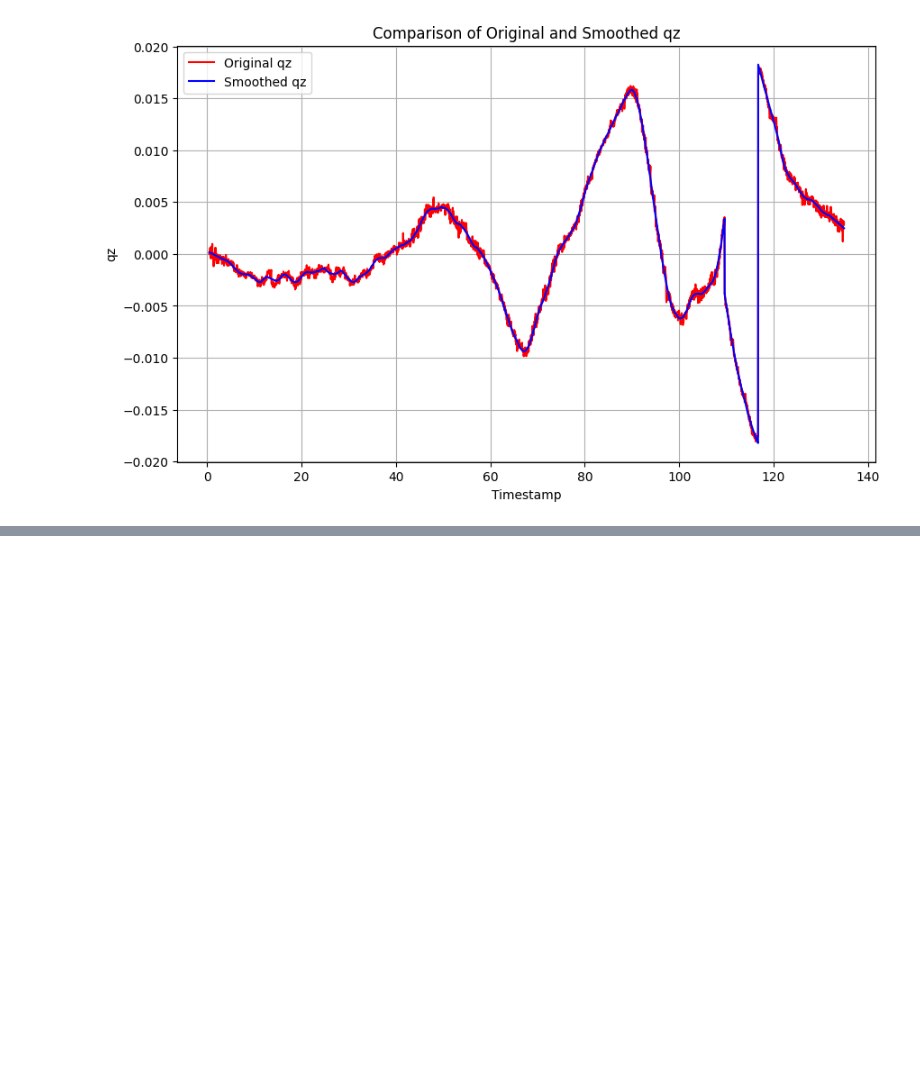
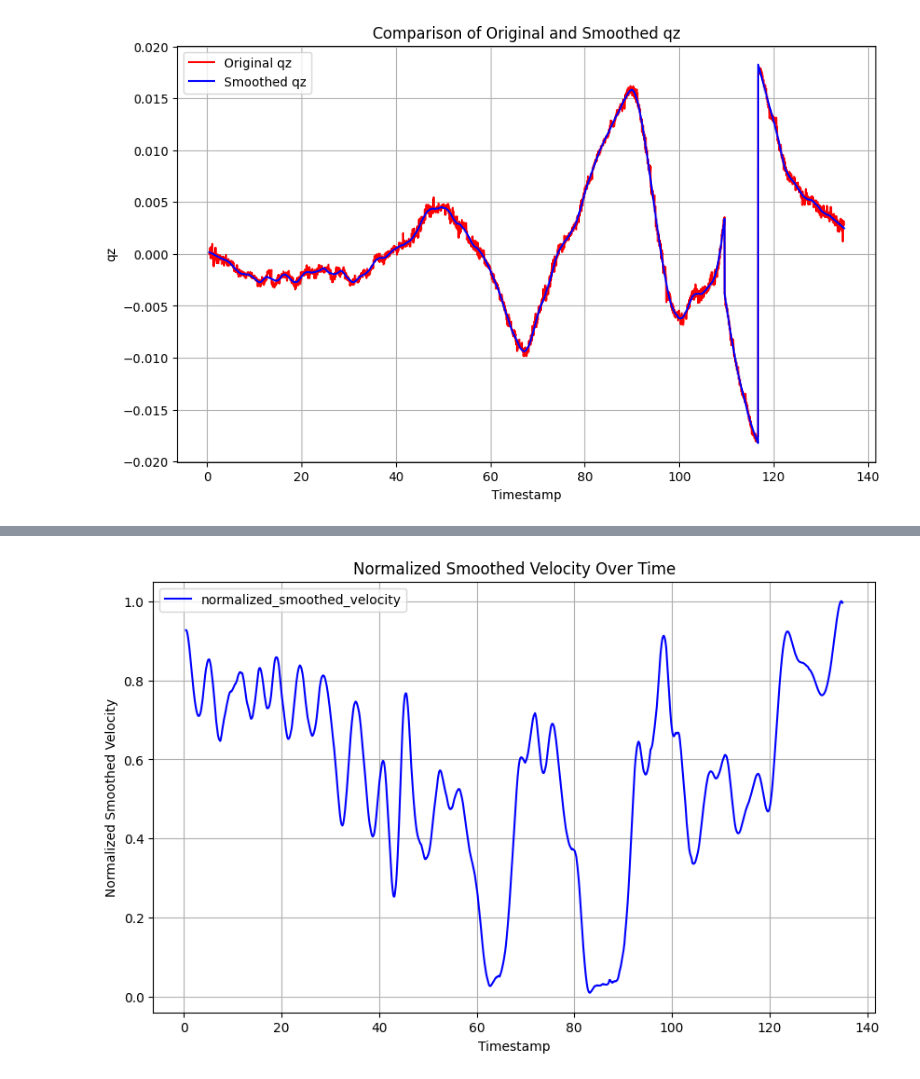
Before and after one commit to qphulong/stella_slam_trajectory_extract, a Jupyter notebook: post_process_trajectory.ipynb, the cells around one changed output, grey strips where cells are left out. Drawn from its saved outputs; the diff is of its cells as text; code cells hidden in the pictures; blank space fills up the shorter version.

```diff
--- a/post_process_trajectory.ipynb
+++ b/post_process_trajectory.ipynb
@@ -247,3 +244,16 @@ plt.show()  # Display the plot
+# %%
+df['normalized_smoothed_velocity'] = df['smoothed_velocity'] / df['smoothed_velocity'].max()
+
+plt.figure(figsize=(10, 6))  # Set the figure size
+plt.plot(df['timestamp'], df['normalized_smoothed_velocity'], label='normalized_smoothed_velocity', color='blue')
+plt.xlabel('Timestamp')  # Label for the x-axis
+plt.ylabel('Normalized Smoothed Velocity')  # Label for the y-axis
+plt.title('Normalized Smoothed Velocity Over Time')  # Title of the plot
+plt.legend()  # Show legend
+plt.grid(True)  # Add a grid for better readability
+plt.show()  # Display the plot
+# %% [output]
+[figure, added]
 # %%
 #Save the processed data to new file
 smoothed_df = pd.DataFrame({
```
Also changed, not shown: parts of 5 cells of this notebook.
